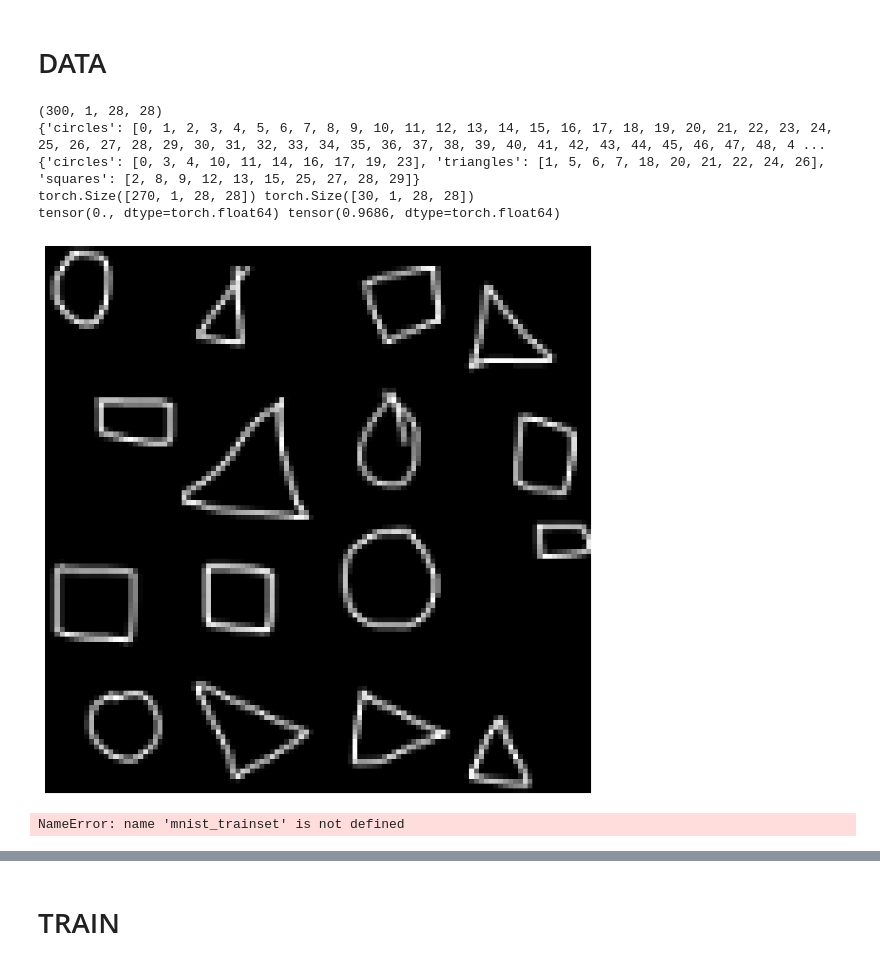
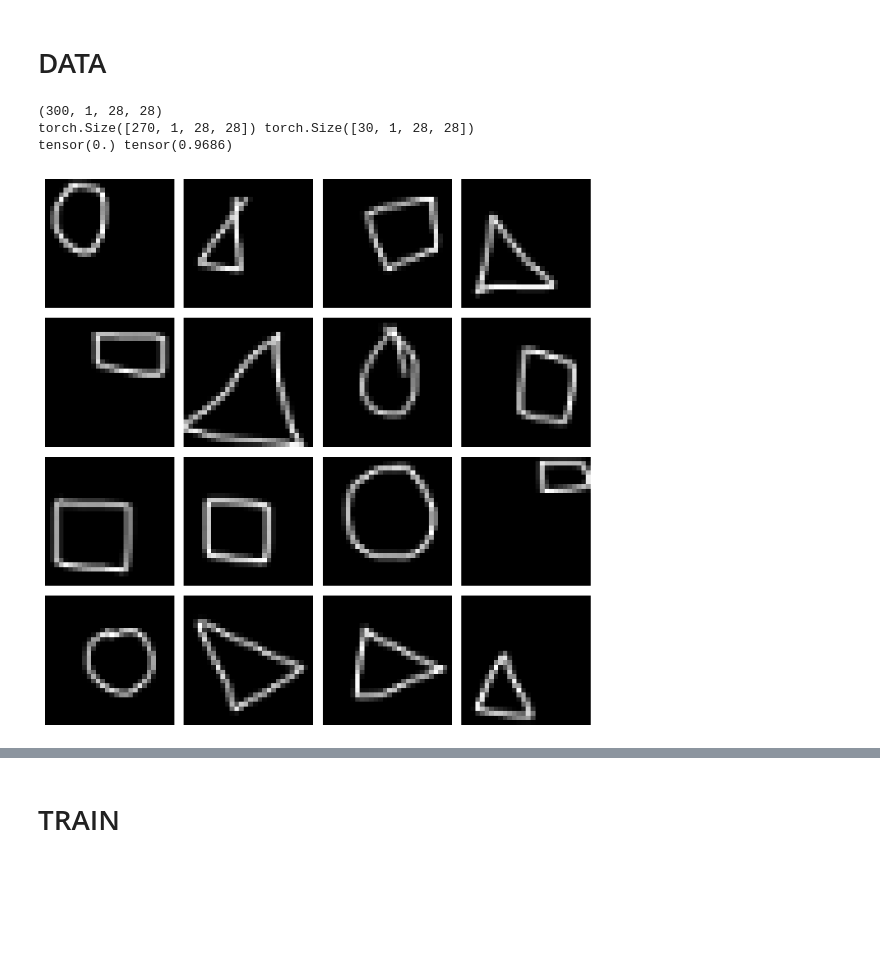
Before and after one commit to dmandache/ModelDegeneration, a Jupyter notebook: test_pythae.ipynb, the cells around one changed output, grey strips where cells are left out. Saved outputs shown, nothing was run; the diff lists cells and outputs as text; code cells hidden in the pictures; blank space fills up the shorter version.

```diff
--- a/test_pythae.ipynb
+++ b/test_pythae.ipynb
@@ -2,7 +8,8 @@
 # DATA
 # %%
 TRAIN_FLAG = True
-DATA_SET = 'Shapes' # 'MNIST'
+#DATA_SET = 'Shapes'
+DATA_SET = 'MNIST'
 # %%
 import matplotlib.pyplot as plt
 
@@ -15,7 +22,7 @@ def plot_grid(data, grid_size=4):
         for j in range(grid_size):
             ax[i][j].imshow(mat_data[i*grid_size+j].movedim(0, 2), cmap='gray')
             ax[i][j].axis('off')
-    plt.tight_layout(pad=0.)
+    plt.tight_layout(pad=1)
 # %%
 import torch
 from torch.utils.data import Dataset
@@ -65,35 +72,34 @@ def load_shapes_dataset(dirpath='/mnt/Shared/shapes'):
 # %%
 if DATA_SET == 'Shapes' :
     shapes, targets = load_shapes_dataset()
     shapes = 1 - shapes.reshape(-1, 1, 28, 28) / 255.
     print(shapes.shape)
 
 
     train_indeces = sample_indices(targets, k=90, seed=42)
-
     remaining_indeces = list(set(range(len(targets)))-set(train_indeces))
     test_indeces = sample_indices(targets[remaining_indeces], k=10, seed=42)
 
-    train_dataset = torch.from_numpy(shapes[train_indeces])
-    eval_dataset = torch.from_numpy(shapes[test_indeces])
+    train_dataset = torch.from_numpy(shapes[train_indeces].astype(np.float32))
+    eval_dataset = torch.from_numpy(shapes[test_indeces].astype(np.float32))
 
 
 elif DATA_SET == 'MNIST' :
     mnist_trainset = datasets.MNIST(root='./data', train=True, download=True, transform=None)
 
     train_indeces = sample_indices(mnist_trainset.targets, k=50, seed=42)
-
     remaining_indeces = list(set(range(len(mnist_trainset.targets)))-set(train_indeces))
     test_indeces = sample_indices(mnist_trainset.targets[remaining_indeces], k=5, seed=42)
+
+    train_dataset = mnist_trainset.data[train_indeces].reshape(-1, 1, 28, 28) / 255.
+    eval_dataset = mnist_trainset.data[test_indeces].reshape(-1, 1, 28, 28) / 255.
 
 print(train_dataset.shape, eval_dataset.shape)
 print(train_dataset.min(), train_dataset.max())
 
 plot_grid(train_dataset)
 # %% [output]
 (300, 1, 28, 28)
-{'circles': [0, 1, 2, 3, 4, 5, 6, 7, 8, 9, 10, 11, 12, 13, 14, 15, 16, 17, 18, 19, 20, 21, 22, 23, 24, 25, 26, 27, 28, 29, 30, 31, 32, 33, 34, 35, 36, 37, 38, 39, 40, 41, 42, 43, 44, 45, 46, 47, 48, 4 ...
-{'circles': [0, 3, 4, 10, 11, 14, 16, 17, 19, 23], 'triangles': [1, 5, 6, 7, 18, 20, 21, 22, 24, 26], 'squares': [2, 8, 9, 12, 13, 15, 25, 27, 28, 29]}
 torch.Size([270, 1, 28, 28]) torch.Size([30, 1, 28, 28])
-tensor(0., dtype=torch.float64) tensor(0.9686, dtype=torch.float64)
+tensor(0.) tensor(0.9686)
-[figure, old version]
+[figure, new version]
@@ -114,9 +106,3 @@ test_indeces = sample_indices(mnist_trainset.targets[remaining_indeces], k=5, se
-# %%
-train_dataset = mnist_trainset.data[train_indeces].reshape(-1, 1, 28, 28) / 255.
-eval_dataset = mnist_trainset.data[test_indeces].reshape(-1, 1, 28, 28) / 255.
-print(train_dataset.shape, eval_dataset.shape)
-# %% [output]
-NameError: name 'mnist_trainset' is not defined
 # %%
 # train_mean, train_std = train_dataset.mean(), train_dataset.std()
 # train_dataset -= train_mean / train_std
```
Also changed, not shown: parts of 16 cells of this notebook.
